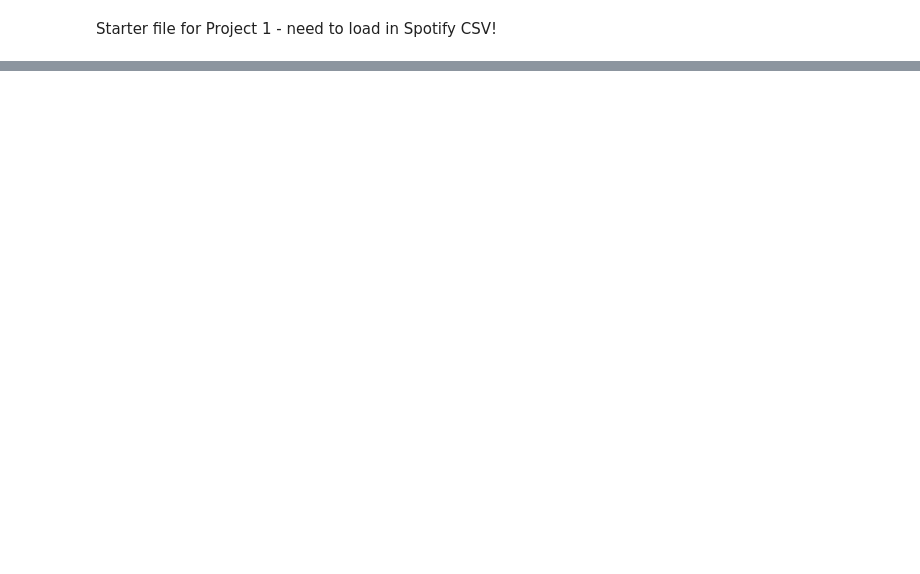
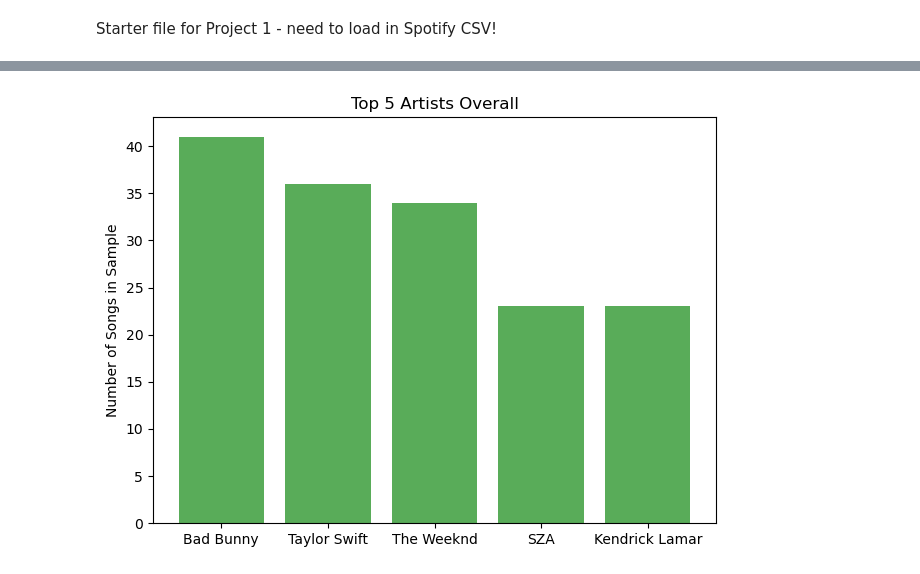
Before and after one commit to d6kramer/project-1-group-08, a Jupyter notebook: starter_notebook.ipynb, the cells around one changed output, grey strips where cells are left out. Drawn from its saved outputs; the diff is of its cells as text; code cells hidden in the pictures; blank space fills up the shorter version.

```diff
--- a/starter_notebook.ipynb
+++ b/starter_notebook.ipynb
@@ -78,15 +142,17 @@ topfive_df
 # %%
 # bar chart
 x_axis = np.arange(len(topfive_df))
 tick_locations = [value for value in x_axis]
 plt.bar(x_axis, topfive_df["count"], color='g', alpha=0.65, align="center")
 plt.xticks(tick_locations, topfive_df["Artist"], rotation="horizontal")
 
-plt.title("Top 5 Artists")
+plt.title("Top 5 Artists Overall")
 plt.ylabel("Number of Songs in Sample")
 plt.tight_layout()
 
 plt.show()
+# %% [output]
+[figure, added]
 # %%
 # list out the columns
 spotify_df.columns
```
Also changed, not shown: parts of 39 cells of this notebook.
